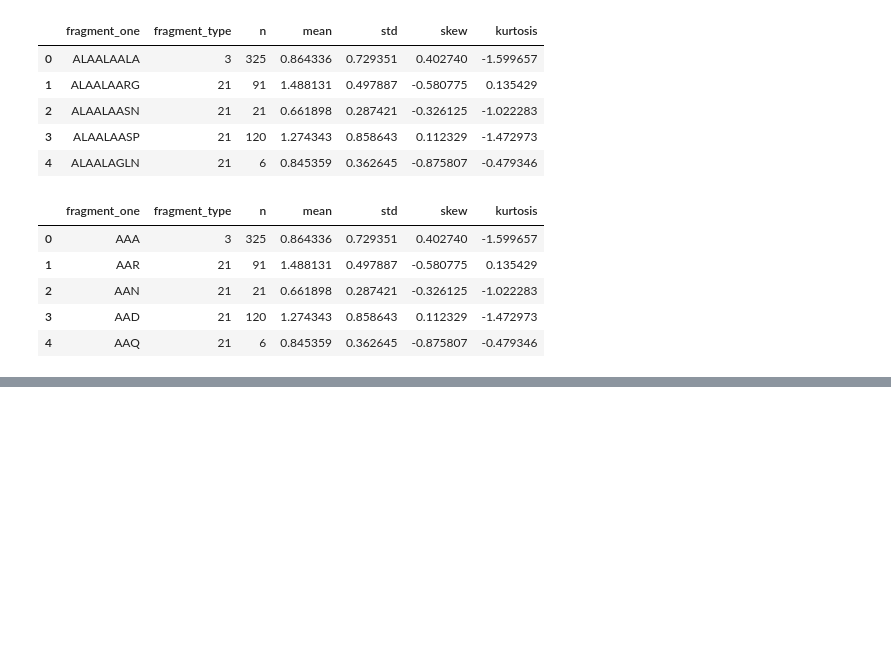
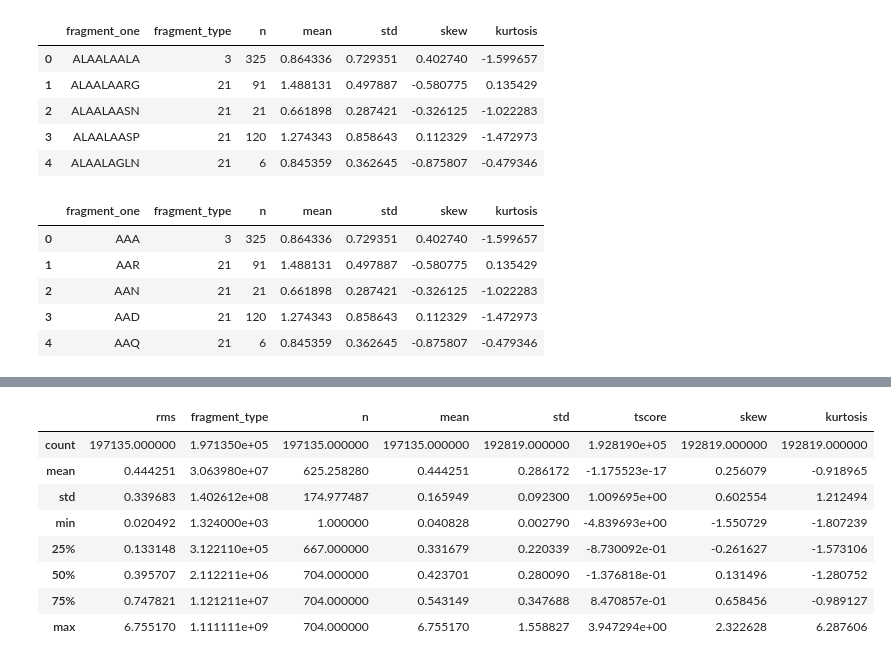
Before and after one commit to nsudhanva/psp, a Jupyter notebook: score_3.ipynb, the cells around one changed output, grey strips where cells are left out. Saved outputs shown, nothing was run; the diff lists cells and outputs as text; code cells hidden in the pictures; blank space fills up the shorter version.

```diff
--- a/score_3.ipynb
+++ b/score_3.ipynb
@@ -119,0 +149,12 @@ df_final_clean.head()
+# %%
+data_10.describe()
+# %% [output]
+|  | rms | fragment_type | n | mean | std | tscore | skew | kurtosis |
+| count | 197135.000000 | 1.971350e+05 | 197135.000000 | 197135.000000 | 192819.000000 | 1.928190e+05 | 192819.000000 | 192819.000000 |
+| mean | 0.444251 | 3.063980e+07 | 625.258280 | 0.444251 | 0.286172 | -1.175523e-17 | 0.256079 | -0.918965 |
+| std | 0.339683 | 1.402612e+08 | 174.977487 | 0.165949 | 0.092300 | 1.009695e+00 | 0.602554 | 1.212494 |
+| min | 0.020492 | 1.324000e+03 | 1.000000 | 0.040828 | 0.002790 | -4.839693e+00 | -1.550729 | -1.807239 |
+| 25% | 0.133148 | 3.122110e+05 | 667.000000 | 0.331679 | 0.220339 | -8.730092e-01 | -0.261627 | -1.573106 |
+| 50% | 0.395707 | 2.112211e+06 | 704.000000 | 0.423701 | 0.280090 | -1.376818e-01 | 0.131496 | -1.280752 |
+| 75% | 0.747821 | 1.121211e+07 | 704.000000 | 0.543149 | 0.347688 | 8.470857e-01 | 0.658456 | -0.989127 |
+| max | 6.755170 | 1.111111e+09 | 704.000000 | 6.755170 | 1.558827 | 3.947294e+00 | 2.322628 | 6.287606 |
```
Also changed, not shown: parts of 5 cells of this notebook, 5 other files.
